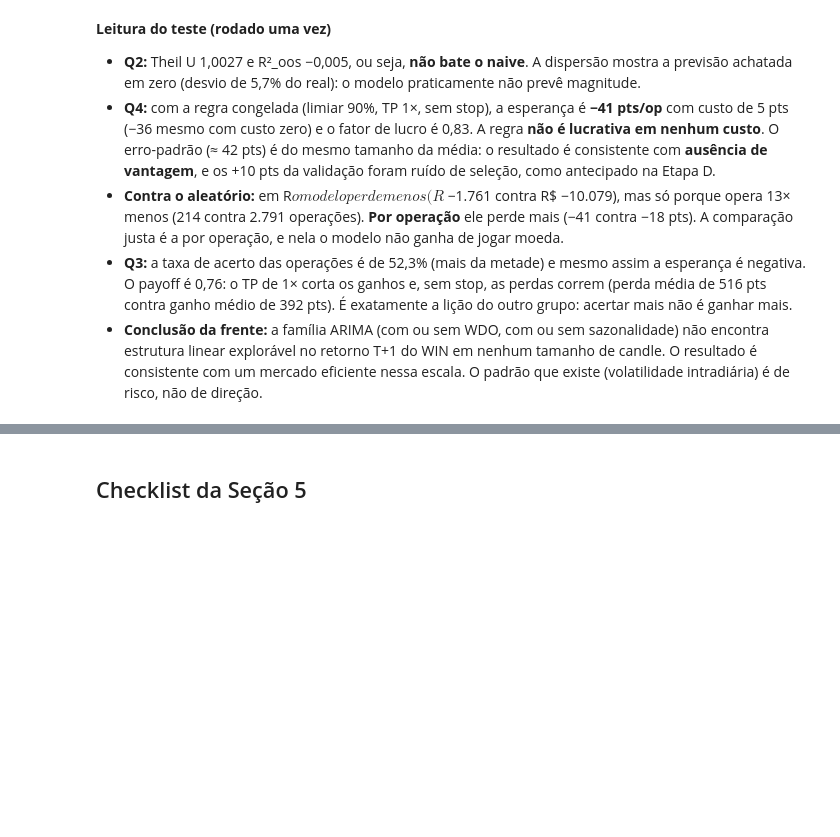
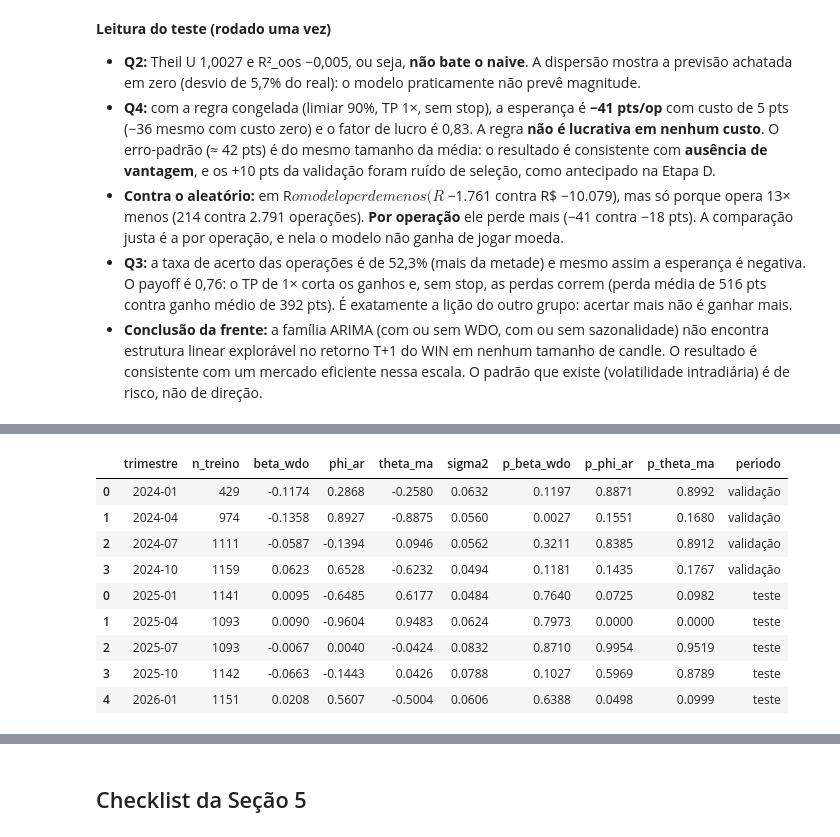
Before and after one commit to anabiaboorges/data_science_no_mercado_financeiro, a Jupyter notebook: frentes/estatistico/frente_estatistico.ipynb, the cells around one changed output, grey strips where cells are left out. Cells and saved outputs as stored; diff of their text form; code cells hidden in the pictures; blank space fills up the shorter version.

```diff
--- a/frentes/estatistico/frente_estatistico.ipynb
+++ b/frentes/estatistico/frente_estatistico.ipynb
@@ -482,0 +495,42 @@ print(Path(f"{SAIDA}/resumo.md").read_text())
+# %%
+def wf_bandas(inicio, fim):
+    '''Mesmo walk-forward do t.walk_forward (mesmos cortes, janela e embargo), guardando também os
+    intervalos de previsão e os parâmetros estimados em cada trimestre.'''
+    cortes = sorted(set(list(pd.date_range(inicio, fim, freq=t.RETREINO)) + [pd.Timestamp(fim)]))
+    blocos, pars = [], []
+    for ini, fb in zip(cortes[:-1], cortes[1:]):
+        tr = df_f[(df_f.index >= ini - pd.DateOffset(months=JANELA_F)) & (df_f.index < ini)].iloc[:-1]
+        te = df_f[(df_f.index >= ini) & (df_f.index < fb)]
+        if te.empty or tr.empty:
+            continue
+        m = FABRICA_F().fit(tr[FEATS_F], tr["alvo"])
+        pr = m.res.extend(te["alvo"].values, exog=te[FEATS_F].values if m.usa_x else None).get_prediction()
+        c95, c80 = pr.conf_int(alpha=0.05), pr.conf_int(alpha=0.20)
+        blocos.append(pd.DataFrame({"y_true": te["alvo"], "y_pred": pr.predicted_mean, "lo95": c95[:, 0], "hi95": c95[:, 1],
+                                    "lo80": c80[:, 0], "hi80": c80[:, 1], "close": te["close"], "close_prox": te["close_prox"]},
+                                   index=te.index))
+        nomes = m.res.model.param_names
+        pars.append(dict(trimestre=f"{ini:%Y-%m}", n_treino=len(tr),
+                         **{f"{k}": v for k, v in zip(nomes, m.res.params)},
+                         **{f"p_{k}": v for k, v in zip(nomes, m.res.pvalues) if k != "sigma2"}))
+    return pd.concat(blocos), pd.DataFrame(pars)
+
+band_val, par_val = wf_bandas(*t.VALIDACAO)
+band_te, par_te = wf_bandas(*t.TESTE)
+assert np.allclose(band_te.y_pred.values, prev_teste.y_pred.values), "bandas fora de sincronia com o teste"
+par = pd.concat([par_val.assign(periodo="validação"), par_te.assign(periodo="teste")])
+par = par.rename(columns={"x1": "beta_wdo", "p_x1": "p_beta_wdo", "ar.L1": "phi_ar", "p_ar.L1": "p_phi_ar",
+                          "ma.L1": "theta_ma", "p_ma.L1": "p_theta_ma"})
+par.to_csv(f"{SAIDA}/parametros_estimados.csv", index=False)
+par.round(4)
+# %% [output]
+|  | trimestre | n_treino | beta_wdo | phi_ar | theta_ma | sigma2 | p_beta_wdo | p_phi_ar | p_theta_ma | periodo |
+| 0 | 2024-01 | 429 | -0.1174 | 0.2868 | -0.2580 | 0.0632 | 0.1197 | 0.8871 | 0.8992 | validação |
+| 1 | 2024-04 | 974 | -0.1358 | 0.8927 | -0.8875 | 0.0560 | 0.0027 | 0.1551 | 0.1680 | validação |
+| 2 | 2024-07 | 1111 | -0.0587 | -0.1394 | 0.0946 | 0.0562 | 0.3211 | 0.8385 | 0.8912 | validação |
+| 3 | 2024-10 | 1159 | 0.0623 | 0.6528 | -0.6232 | 0.0494 | 0.1181 | 0.1435 | 0.1767 | validação |
+| 0 | 2025-01 | 1141 | 0.0095 | -0.6485 | 0.6177 | 0.0484 | 0.7640 | 0.0725 | 0.0982 | teste |
+| 1 | 2025-04 | 1093 | 0.0090 | -0.9604 | 0.9483 | 0.0624 | 0.7973 | 0.0000 | 0.0000 | teste |
+| 2 | 2025-07 | 1093 | -0.0067 | 0.0040 | -0.0424 | 0.0832 | 0.8710 | 0.9954 | 0.9519 | teste |
+| 3 | 2025-10 | 1142 | -0.0663 | -0.1443 | 0.0426 | 0.0788 | 0.1027 | 0.5969 | 0.8789 | teste |
+| 4 | 2026-01 | 1151 | 0.0208 | 0.5607 | -0.5004 | 0.0606 | 0.6388 | 0.0498 | 0.0999 | teste |
```
Also changed, not shown: parts of 10 cells of this notebook, 11 other files.
